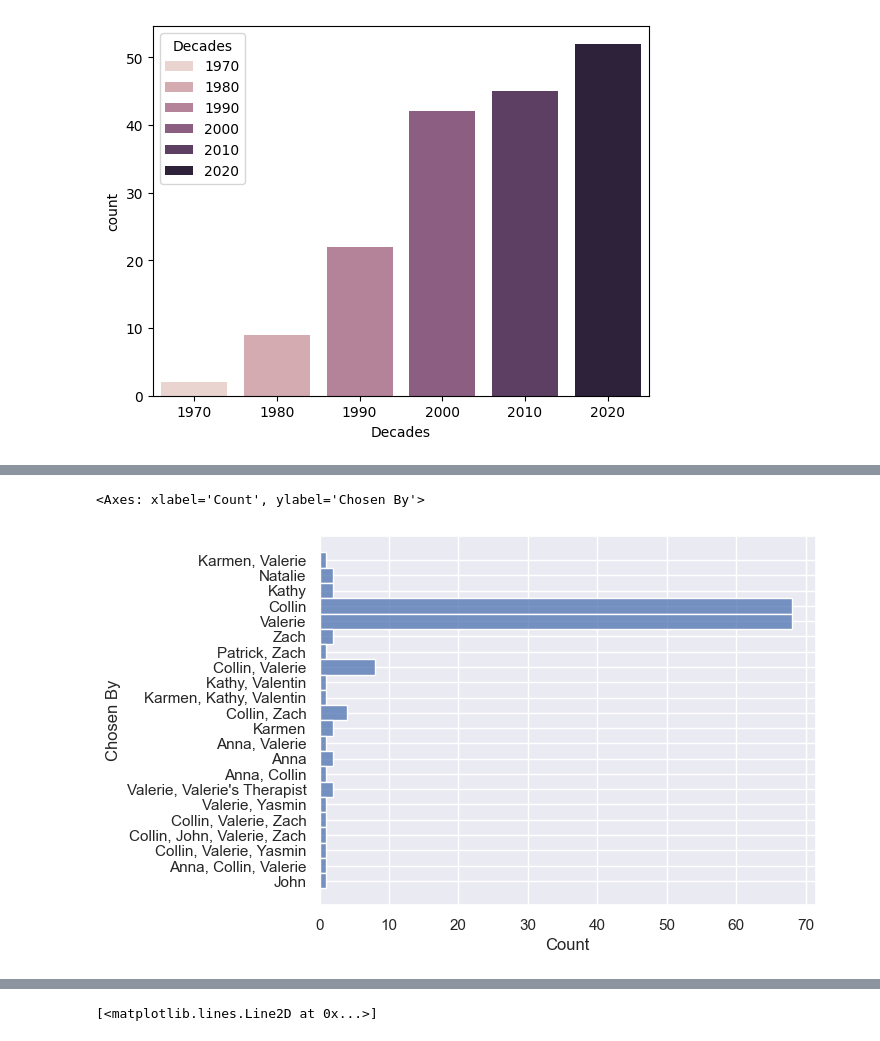
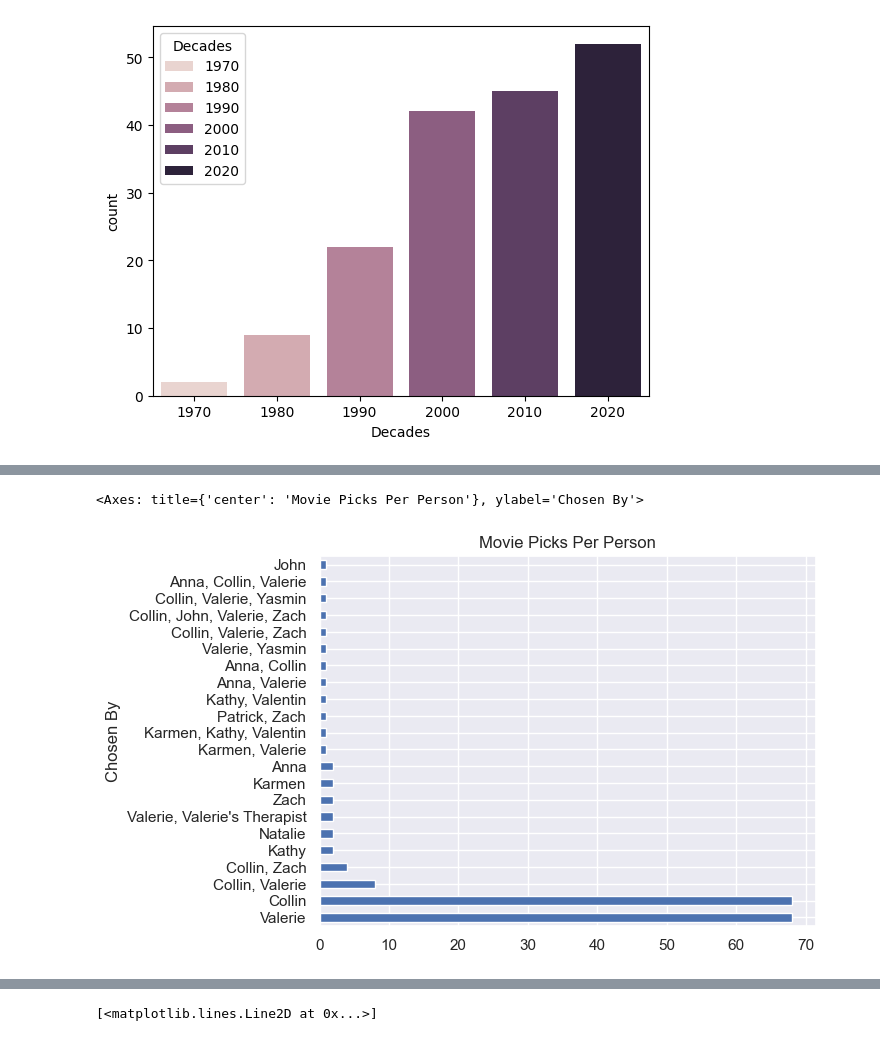
Before and after one commit to deleval001/movie_project, a Jupyter notebook: general_analysis/general_analysis.ipynb, the cells around one changed output, grey strips where cells are left out. Cells and saved outputs as stored; diff of their text form; code cells hidden in the pictures.

```diff
--- a/general_analysis/general_analysis.ipynb
+++ b/general_analysis/general_analysis.ipynb
@@ -209,10 +216,14 @@ plt.show()
 # %%
-# # Histogram of picks per person
+# Histogram of picks per person
 sns.set_theme(style="darkgrid")
-sns.histplot(data = movie_list_real, y= movie_list_real["Chosen By"])
+# sns.histplot(data = movie_list_real, y= movie_list_real["Chosen By"], )
+movie_list_real["Chosen By"].value_counts().plot(kind='barh', y= movie_list_real["Chosen By"], title = "Movie Picks Per Person")
 
-# TODO order by count, split per person?
+# ax = sns.countplot(x=movie_list_real["Chosen By"], data=movie_list_real)
+# ax.bar_label(ax.containers[0])
+# ax.set_xticklabels(labels = movie_list_real["Chosen By"] , rotation=45)
+# plt.xticks(fontsize=8)
 # %% [output]
-<Axes: xlabel='Count', ylabel='Chosen By'>
+<Axes: title={'center': 'Movie Picks Per Person'}, ylabel='Chosen By'>
-[figure, old version]
+[figure, new version]
 # %%
```
Also changed, not shown: parts of 12 cells of this notebook.
